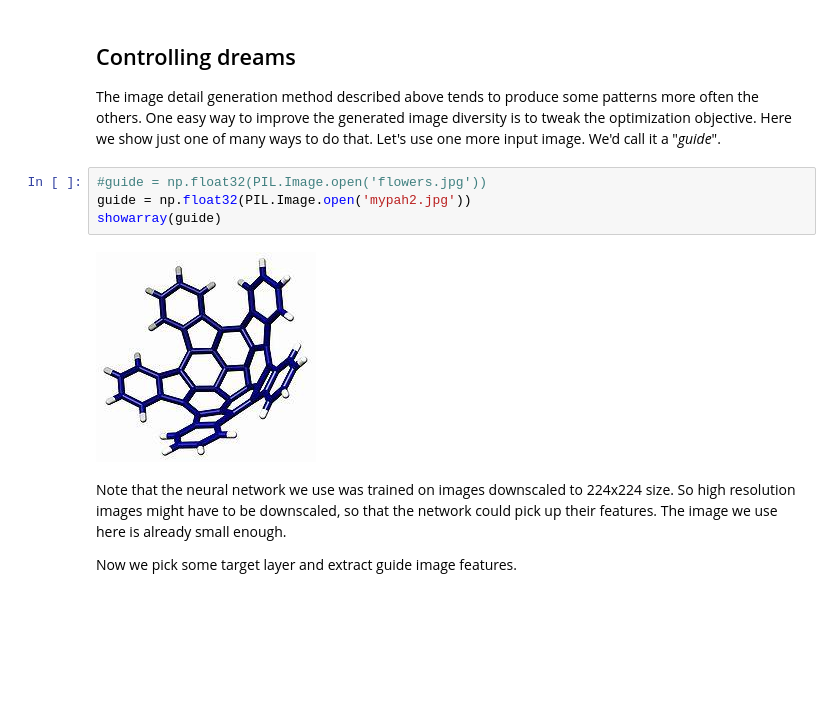
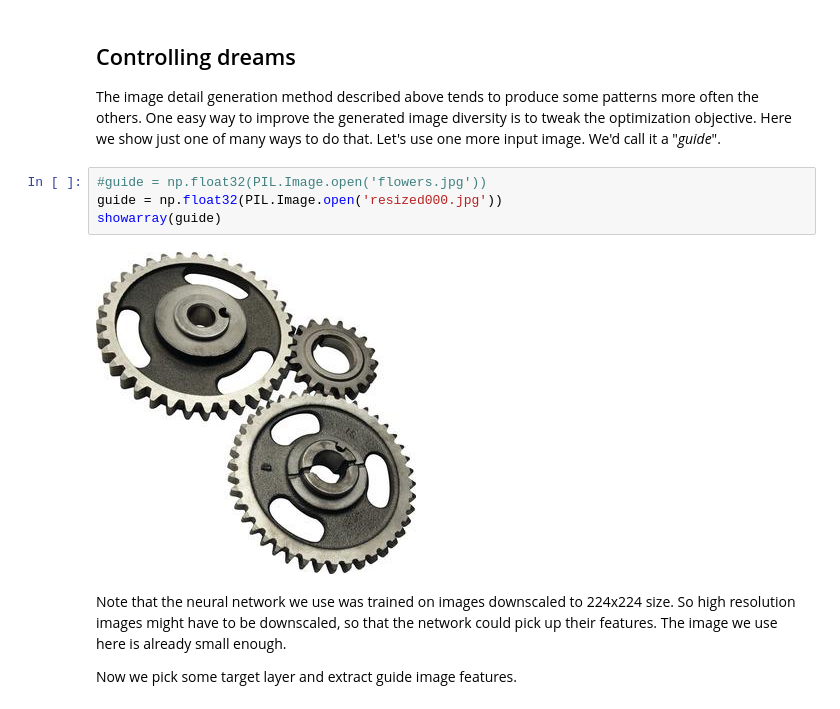
Before and after one commit to klappvisor/deepdream, a Jupyter notebook: dream.ipynb, the cells around one changed output. Drawn from its saved outputs; the diff is of its cells as text; blank space fills up the shorter version.

```diff
--- a/dream.ipynb
+++ b/dream.ipynb
@@ -182,10 +182,10 @@ Image(filename='frames/0029.jpg')
 The image detail generation method described above tends to produce some patterns more often the others. One easy way to improve the generated image diversity is to tweak the optimization objective. Here we show just one of many ways to do that. Let's use one more input image. We'd call it a "*guide*".
 # %%
 #guide = np.float32(PIL.Image.open('flowers.jpg'))
-guide = np.float32(PIL.Image.open('mypah2.jpg'))
+guide = np.float32(PIL.Image.open('resized000.jpg'))
 showarray(guide)
 # %% [output]
-[figure, old version]
+[figure, new version]
 # %% [markdown]
 Note that the neural network we use was trained on images downscaled to 224x224 size. So high resolution images might have to be downscaled, so that the network could pick up their features. The image we use here is already small enough.
 
```
Also changed, not shown: parts of 1 cell of this notebook.
